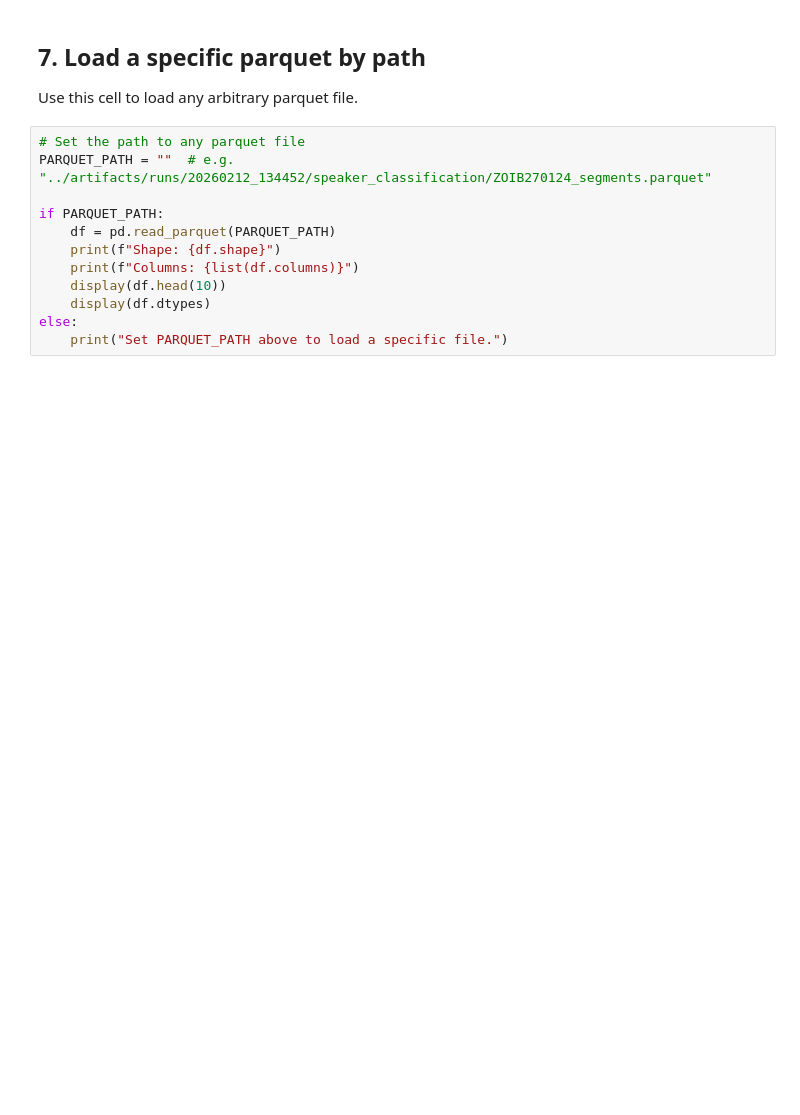
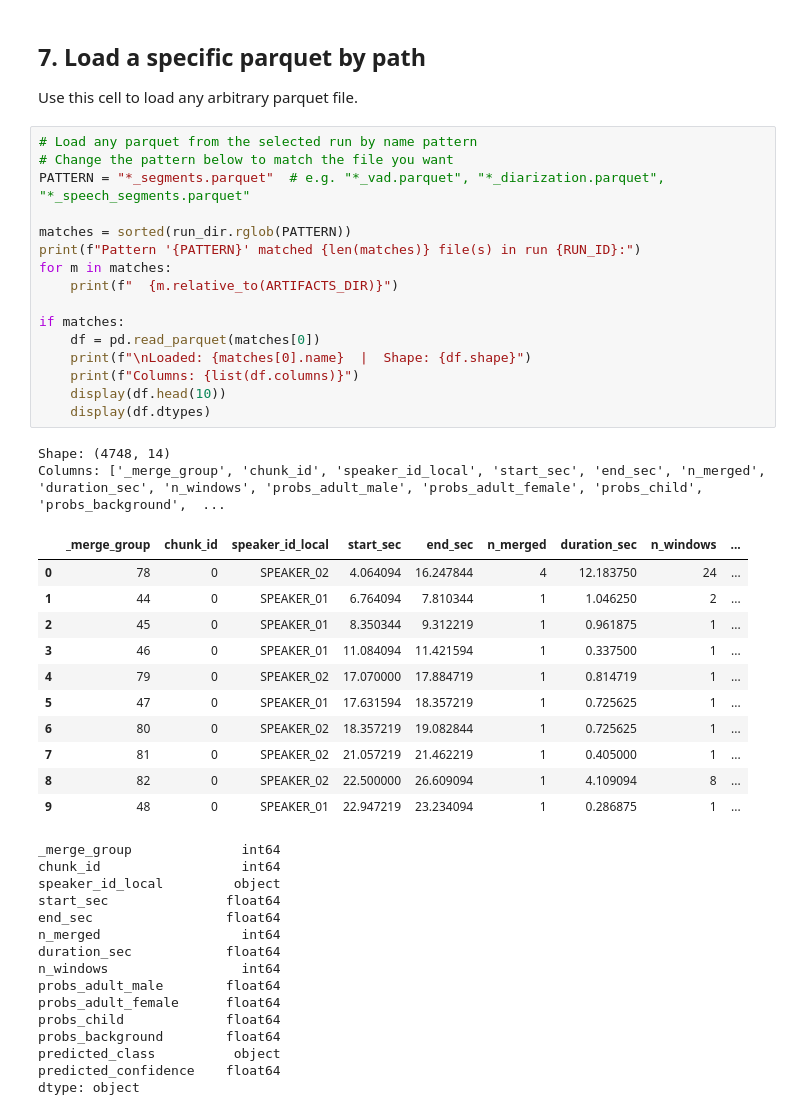
Before and after one commit to arunps12/HindiBabyNet, a Jupyter notebook: notebooks/03_read_parquets.ipynb, the cells around one changed output. Drawn from its saved outputs; the diff is of its cells as text; blank space fills up the shorter version.

```diff
--- a/notebooks/03_read_parquets.ipynb
+++ b/notebooks/03_read_parquets.ipynb
@@ -206,14 +225,47 @@ Total segments duration: 955387.1s
 
 Use this cell to load any arbitrary parquet file.
 # %%
-# Set the path to any parquet file
-PARQUET_PATH = ""  # e.g. "../artifacts/runs/20260212_134452/speaker_classification/ZOIB270124_segments.parquet"
+# Load any parquet from the selected run by name pattern
+# Change the pattern below to match the file you want
+PATTERN = "*_segments.parquet"  # e.g. "*_vad.parquet", "*_diarization.parquet", "*_speech_segments.parquet"
 
-if PARQUET_PATH:
-    df = pd.read_parquet(PARQUET_PATH)
-    print(f"Shape: {df.shape}")
+matches = sorted(run_dir.rglob(PATTERN))
+print(f"Pattern '{PATTERN}' matched {len(matches)} file(s) in run {RUN_ID}:")
+for m in matches:
+    print(f"  {m.relative_to(ARTIFACTS_DIR)}")
+
+if matches:
+    df = pd.read_parquet(matches[0])
+    print(f"\nLoaded: {matches[0].name}  |  Shape: {df.shape}")
     print(f"Columns: {list(df.columns)}")
     display(df.head(10))
     display(df.dtypes)
-else:
-    print("Set PARQUET_PATH above to load a specific file.")
+# %% [output]
+Shape: (4748, 14)
+Columns: ['_merge_group', 'chunk_id', 'speaker_id_local', 'start_sec', 'end_sec', 'n_merged', 'duration_sec', 'n_windows', 'probs_adult_male', 'probs_adult_female', 'probs_child', 'probs_background',  ...
+|  | _merge_group | chunk_id | speaker_id_local | start_sec | end_sec | n_merged | duration_sec | n_windows | ... |
+| 0 | 78 | 0 | SPEAKER_02 | 4.064094 | 16.247844 | 4 | 12.183750 | 24 | ... |
+| 1 | 44 | 0 | SPEAKER_01 | 6.764094 | 7.810344 | 1 | 1.046250 | 2 | ... |
+| 2 | 45 | 0 | SPEAKER_01 | 8.350344 | 9.312219 | 1 | 0.961875 | 1 | ... |
+| 3 | 46 | 0 | SPEAKER_01 | 11.084094 | 11.421594 | 1 | 0.337500 | 1 | ... |
+| 4 | 79 | 0 | SPEAKER_02 | 17.070000 | 17.884719 | 1 | 0.814719 | 1 | ... |
+| 5 | 47 | 0 | SPEAKER_01 | 17.631594 | 18.357219 | 1 | 0.725625 | 1 | ... |
+| 6 | 80 | 0 | SPEAKER_02 | 18.357219 | 19.082844 | 1 | 0.725625 | 1 | ... |
+| 7 | 81 | 0 | SPEAKER_02 | 21.057219 | 21.462219 | 1 | 0.405000 | 1 | ... |
+| 8 | 82 | 0 | SPEAKER_02 | 22.500000 | 26.609094 | 1 | 4.109094 | 8 | ... |
+| 9 | 48 | 0 | SPEAKER_01 | 22.947219 | 23.234094 | 1 | 0.286875 | 1 | ... |
+_merge_group              int64
+chunk_id                  int64
+speaker_id_local         object
+start_sec               float64
+end_sec                 float64
+n_merged                  int64
+duration_sec            float64
+n_windows                 int64
+probs_adult_male        float64
+probs_adult_female      float64
+probs_child             float64
+probs_background        float64
+predicted_class          object
+predicted_confidence    float64
+dtype: object
```
Also changed, not shown: parts of 17 cells of this notebook, 20 other files.
